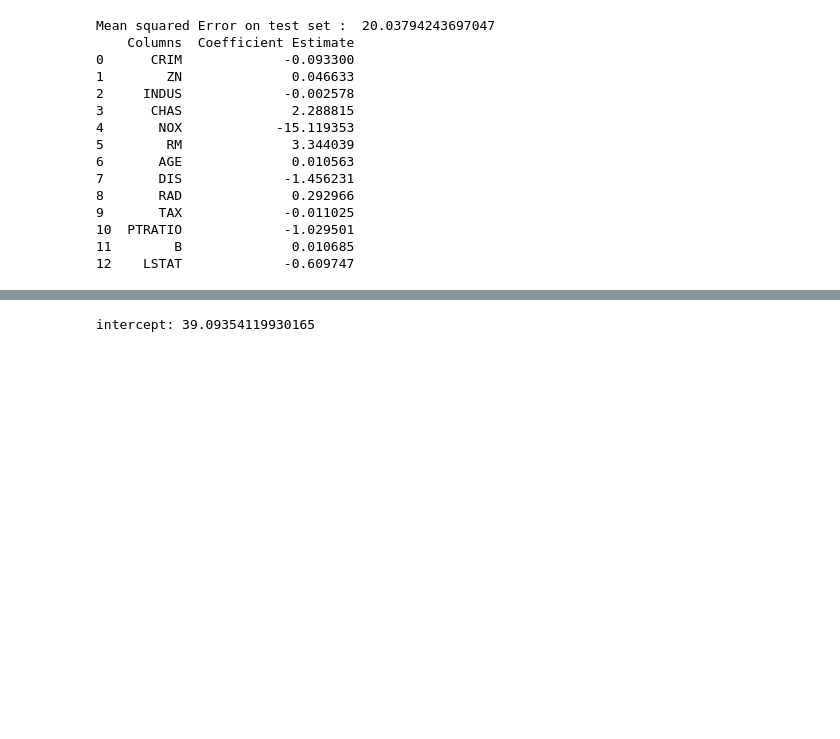
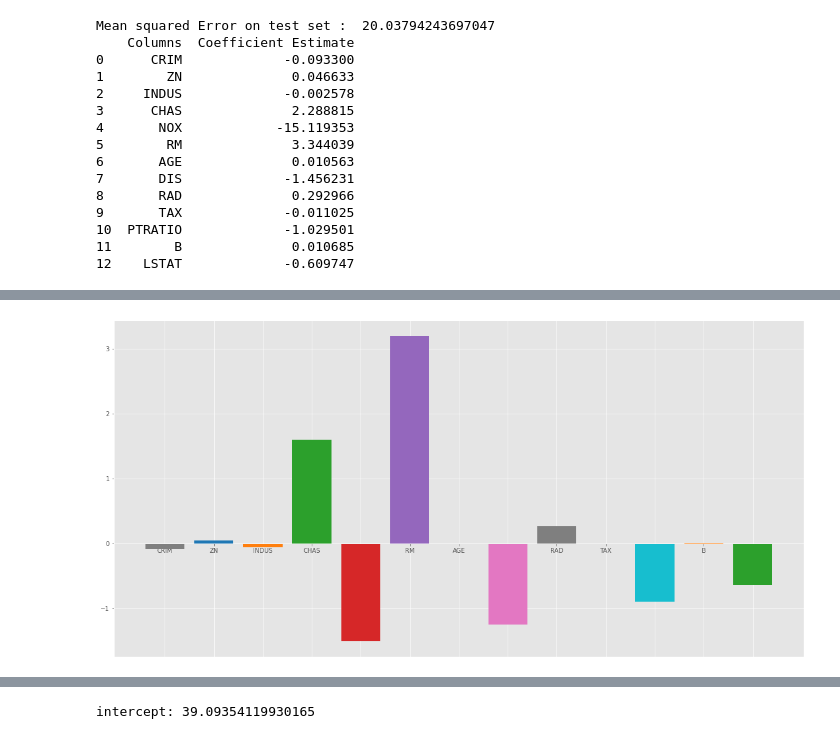
Before and after one commit to sandeepbansode/Machine_Learning_Data_Science, a Jupyter notebook: ML_08_Ridge_Vs_Lasso_Vs_Elastic(Regularization).ipynb, the cells around one changed output, grey strips where cells are left out. Cells and saved outputs as stored; diff of their text form; code cells hidden in the pictures; blank space fills up the shorter version.

```diff
--- a/ML_08_Ridge_Vs_Lasso_Vs_Elastic(Regularization).ipynb
+++ b/ML_08_Ridge_Vs_Lasso_Vs_Elastic(Regularization).ipynb
@@ -149,0 +229,18 @@ Mean squared Error on test set :  20.03794243697047
+# %%
+# import ridge regression from sklearn library
+from sklearn.linear_model import Ridge
+
+# Train the model
+ridgeR = Ridge(alpha = 10)         ###### alpha = 10
+ridgeR.fit(x_train, y_train)
+y_pred = ridgeR.predict(x_test)
+
+# calculate mean square error
+mean_squared_error_ridge = np.mean((y_pred - y_test)**2)
+print(mean_squared_error_ridge)
+
+# get ridge coefficient and print them
+ridge_coefficient = pd.DataFrame()
+ridge_coefficient["Columns"]= x_train.columns
+ridge_coefficient['Coefficient Estimate'] = pd.Series(ridgeR.coef_)
+print(ridge_coefficient)
@@ -149,0 +263,19 @@ Mean squared Error on test set :  20.03794243697047
+# %%
+# plotting the coefficient score
+fig, ax = plt.subplots(figsize =(20, 10))
+
+color =['tab:gray', 'tab:blue', 'tab:orange',
+'tab:green', 'tab:red', 'tab:purple', 'tab:brown',
+'tab:pink', 'tab:gray', 'tab:olive', 'tab:cyan',
+'tab:orange', 'tab:green', 'tab:blue', 'tab:olive']
+
+ax.bar(ridge_coefficient["Columns"],
+ridge_coefficient['Coefficient Estimate'],
+color = color)
+
+ax.spines['bottom'].set_position('zero')
+
+plt.style.use('ggplot')
+plt.show()
+# %% [output]
+[figure, added]
```
Also changed, not shown: parts of 15 cells of this notebook.
